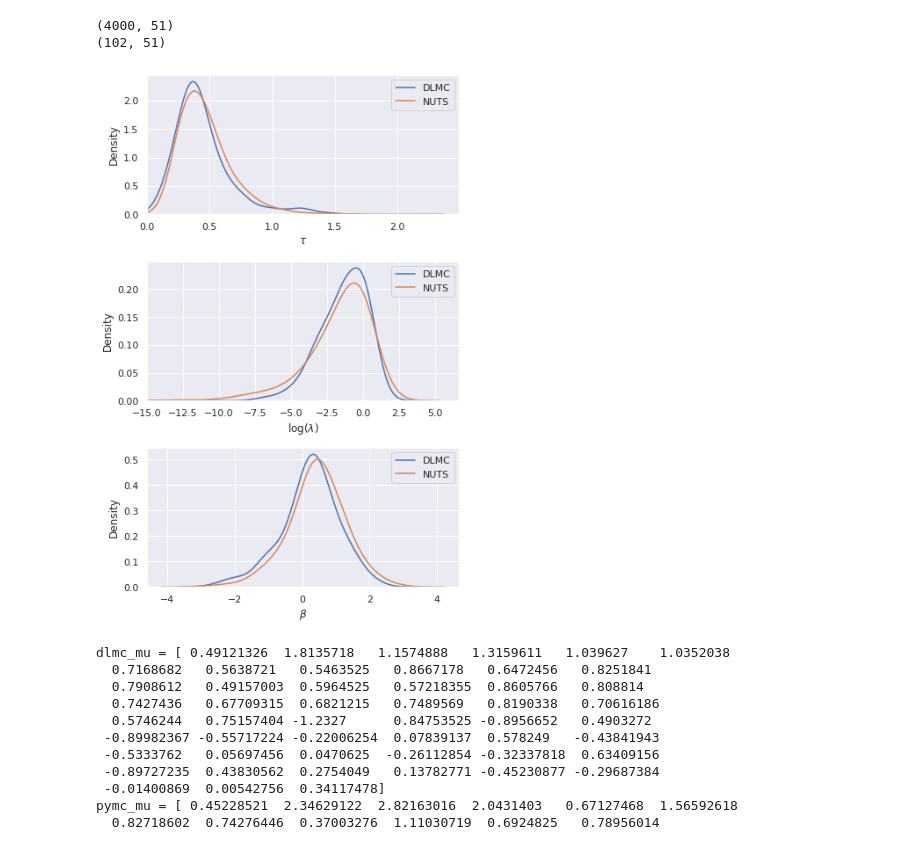
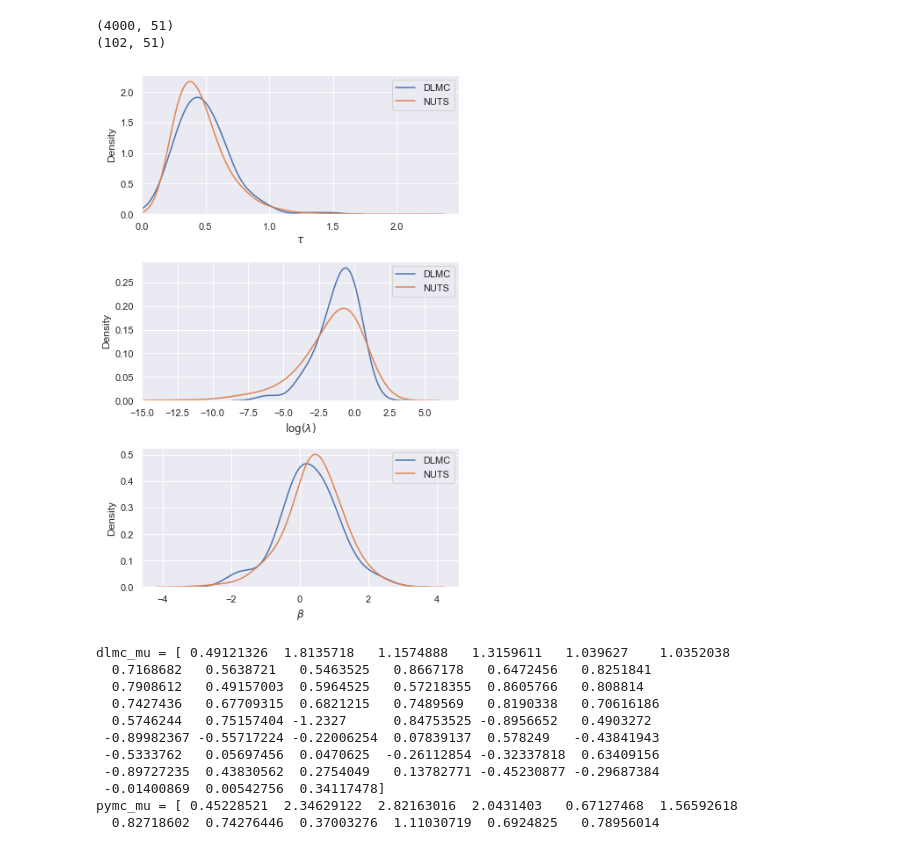
Before and after one commit to RichardGrumitt/nfmc_jax_tests, a Jupyter notebook: dla_german_credit_icml.ipynb, the cells around one changed output. Drawn from its saved outputs; the diff is of its cells as text; code cells hidden in the pictures.

Commit message:
New DLMC examples

```diff
--- a/dla_german_credit_icml.ipynb
+++ b/dla_german_credit_icml.ipynb
@@ -61,8 +62,8 @@ def log_prior(params):
     tau = params[0]
     lam = params[1:d+1]
     beta = params[d+1:]
-    logp_tau = tau + jax.scipy.stats.gamma.logpdf(x=tau, a=0.5, scale=1.0/0.5)
-    logp_lam = jnp.sum(lam + jax.scipy.stats.gamma.logpdf(x=lam, a=0.5, scale=1.0/0.5))
+    logp_tau = jax.scipy.stats.gamma.logpdf(x=tau, a=0.5, scale=1.0/0.5)
+    logp_lam = jnp.sum(jax.scipy.stats.gamma.logpdf(x=lam, a=0.5, scale=1.0/0.5))
     logp_beta = jax.scipy.stats.multivariate_normal.logpdf(beta, mean=jnp.zeros(d), cov=jnp.eye(d))
 
     return logp_tau + logp_lam + logp_beta
@@ -162,10 +163,10 @@ SINF/SNF parameters
 reg_alpha = (0.98, 0.98)
 NBfirstlayer = True
 verbose = False
-interp_nbin = 60
+interp_nbin = 100
 sgd_steps = 0
 gamma = 0
-knots_trainable = 60
+knots_trainable = 100
 optimize_directions = None
 logp_cut = None
 edge_bins = 0
@@ -240,7 +241,6 @@ trace = nfmc_jax.infer_dlmc(log_like_func=log_like,
                              reg1=reg1,
                              reg2=reg2,
                              t_ess=t_ess,
-                             NERCOME=NERCOME,
                              dla_step_size=dla_step_size,
                              num_extra_dla_samples=num_extra_dla_samples,
                              grad_norm_thresh=grad_norm_thresh,
@@ -448,39 +441,39 @@ print(jnp.shape(samples))
 mh_samples = trace['mh_samples'][0]
 dla_key = 'DLA_100'
 
 samples = mh_samples[dla_key]
 #samples = samples.at[:, 0:26].set(np.exp(samples[:, 0:26]))
 
-np.savetxt(f'./dla_figs/german_credit_{dla_key}.txt', samples)
+#np.savetxt(f'./dla_figs/german_credit_{dla_key}.txt', samples)
 
-stan = np.loadtxt('./fiducial_samples/german_posterior_samples_stan.txt')
+#stan = np.loadtxt('./fiducial_samples/german_posterior_samples_stan.txt')
 
 sub_idx = np.random.choice(np.arange(len(truth_x)), len(samples), replace=False)
 
 sns.set_theme()
 fig = plt.figure(figsize=(2 * 2 * 1.5, 2 * 1.5 * 3))
 plt.subplot(3, 1, 1)
 sns.kdeplot(samples[:, 0], label='DLMC', clip=(0, float('inf')), bw=0.4)
 sns.kdeplot(truth_x[:, 0], label='NUTS', clip=(0, float('inf')), bw=0.4)
 plt.xlabel(r'$\tau$')
 plt.xlim(0)
 plt.legend(loc='upper right')
 plt.subplot(3, 1, 2)
-sns.kdeplot(np.log(samples[:, 10]), label='DLMC', bw=0.4)
-sns.kdeplot(np.log(truth_x[:, 10]), label='NUTS', bw=0.4)
+sns.kdeplot(np.log(samples[:, 10]), label='DLMC', bw=0.5)
+sns.kdeplot(np.log(truth_x[:, 10]), label='NUTS', bw=0.5)
 plt.xlabel(r'$\log(\lambda)$')
 plt.xlim(-15)
 #plt.xlim(0, 3)
 plt.legend(loc='upper right')
 plt.subplot(3, 1, 3)
 sns.kdeplot(samples[:, 44], label='DLMC', bw=0.4)
 sns.kdeplot(truth_x[:, 44], label='NUTS', bw=0.4)
 plt.xlabel(r'$\beta$')
 plt.legend(loc='upper right')
 plt.tight_layout()
-plt.savefig(f'./dla_figs/paper/german_credit_{dla_key}')
+#plt.savefig(f'./dla_figs/paper/german_credit_{dla_key}')
 # %% [output]
-[figure, old version]
+[figure, new version]
 # %%
 dlmc_mu = np.mean(samples, axis=0)
 pymc_mu = np.mean(truth_x, axis=0)
```
Also changed, not shown: parts of 3 cells of this notebook, 9 other files.
